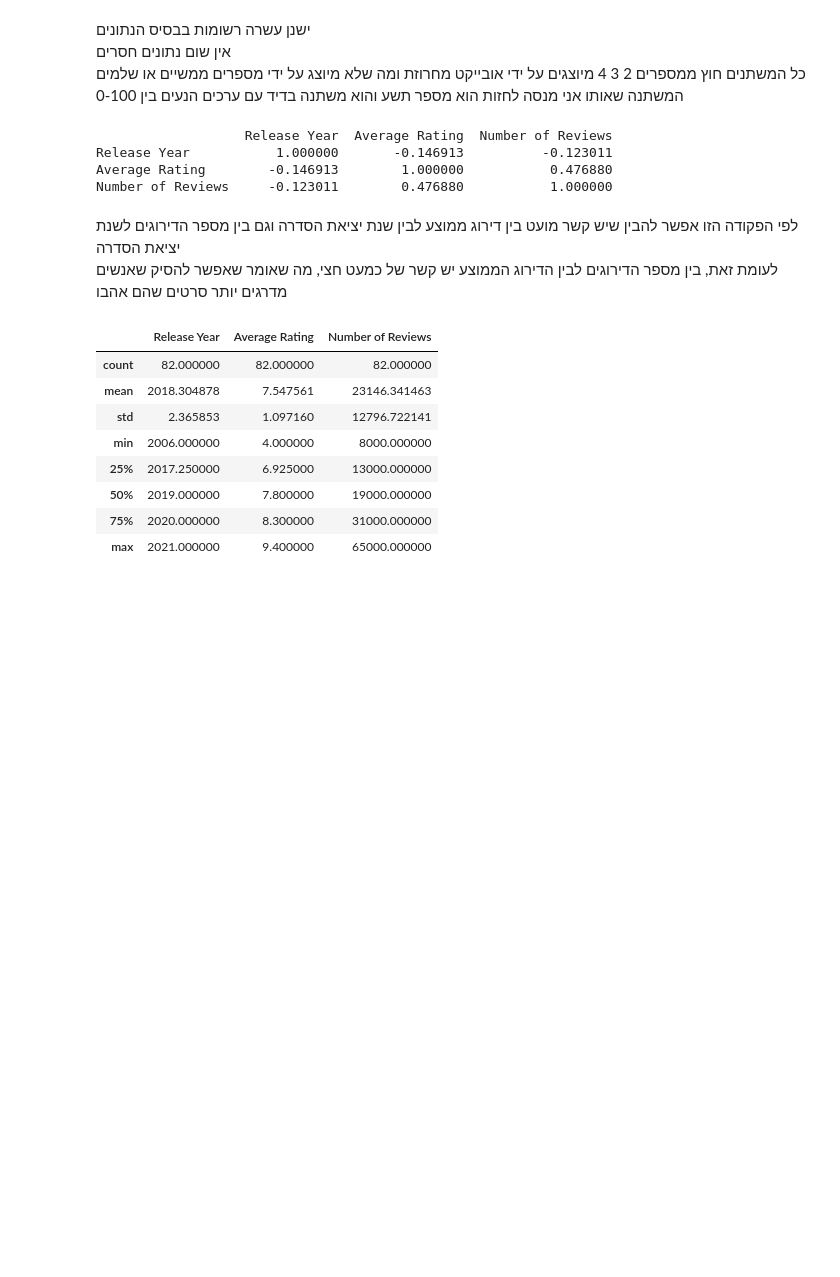
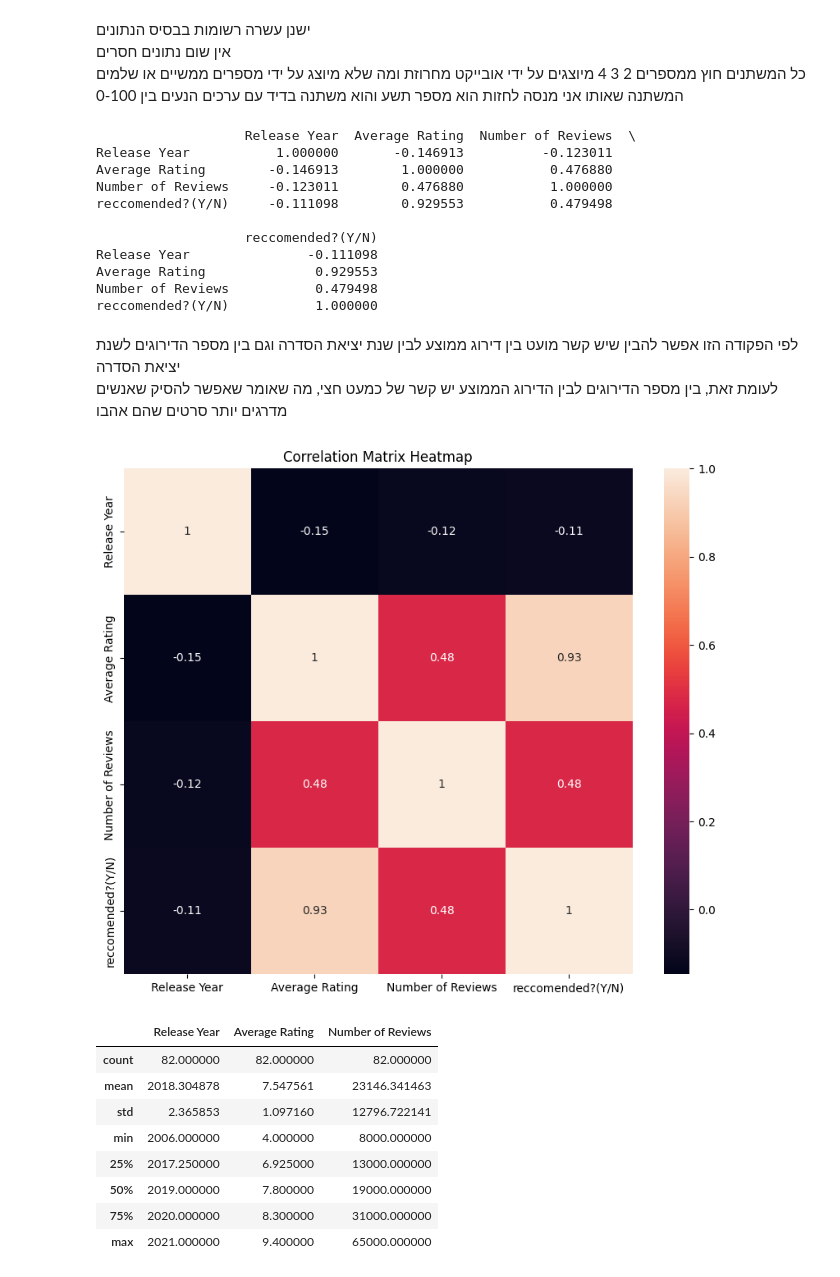
Before and after one commit to Noa810/gal, a Jupyter notebook: project_40_.ipynb, the cells around one changed output. Saved outputs shown, nothing was run; the diff lists cells and outputs as text; code cells hidden in the pictures; blank space fills up the shorter version.

```diff
--- a/project_40_.ipynb
+++ b/project_40_.ipynb
@@ -133,19 +133,43 @@ memory usage: 6.5+ KB
 אין שום נתונים חסרים<br>
 כל המשתנים חוץ ממספרים 2 3 4 מיוצגים על ידי אובייקט מחרוזת ומה שלא מיוצג על ידי מספרים ממשיים או שלמים<br>
 המשתנה שאותו אני מנסה לחזות הוא מספר תשע והוא משתנה בדיד עם ערכים הנעים בין 0-100
+# %%
+# אני מחליפה את ערכי העמודה האחרונה למספרים כדי שניתן יהיה לבצע עליה פעולות מתמטיות, בנוסף אשנה את השם לשם יותר קצר בשביל הנוחות
+
+df['Suggested to Friends/Family (Y/N %)'] = df['Suggested to Friends/Family (Y/N %)'].str.replace('%', '').str.replace('Y', '')
+df['Suggested to Friends/Family (Y/N %)'] = pd.to_numeric(df['Suggested to Friends/Family (Y/N %)'], errors='coerce').astype('double')
+df = df.rename(columns={'Suggested to Friends/Family (Y/N %)': 'reccomended?(Y/N)'})
 # %%
 numerical_df = df.select_dtypes(include=['number'])
 correlation_matrix = numerical_df.corr()
 print(correlation_matrix)
 # %% [output]
-                   Release Year  Average Rating  Number of Reviews
+                   Release Year  Average Rating  Number of Reviews  \
 Release Year           1.000000       -0.146913          -0.123011
 Average Rating        -0.146913        1.000000           0.476880
 Number of Reviews     -0.123011        0.476880           1.000000
+reccomended?(Y/N)     -0.111098        0.929553           0.479498
+
+                   reccomended?(Y/N)
+Release Year               -0.111098
+Average Rating              0.929553
+Number of Reviews           0.479498
+reccomended?(Y/N)           1.000000
 # %% [markdown]
 לפי הפקודה הזו אפשר להבין שיש קשר מועט בין דירוג ממוצע לבין שנת יציאת הסדרה וגם בין מספר הדירוגים לשנת יציאת הסדרה
 <br>
 לעומת זאת, בין מספר הדירוגים לבין הדירוג הממוצע יש קשר של כמעט חצי, מה שאומר שאפשר להסיק שאנשים מדרגים יותר סרטים שהם אהבו
+# %%
+
+# אני שומרת את הפקודה corr בתור משתנה בשביל ליצור heatmap
+corr_matrix = df.corr(numeric_only=True)
+
+plt.figure(figsize=(10,8))
+plt.title('Correlation Matrix Heatmap')
+
+ax = sns.heatmap(corr_matrix, annot=True)
+# %% [output]
+[figure, added]
 # %%
 df.describe()
 # %% [output]
```
Also changed, not shown: parts of 32 cells of this notebook.
